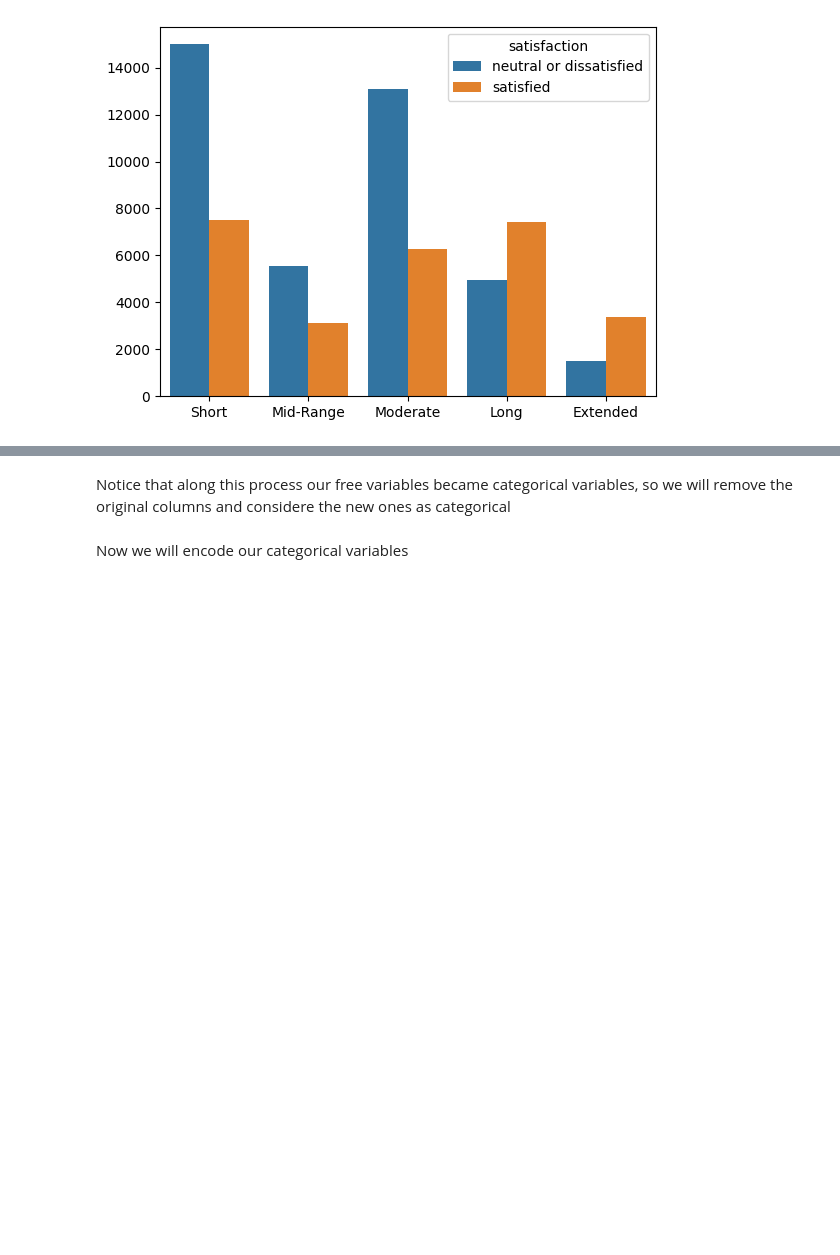
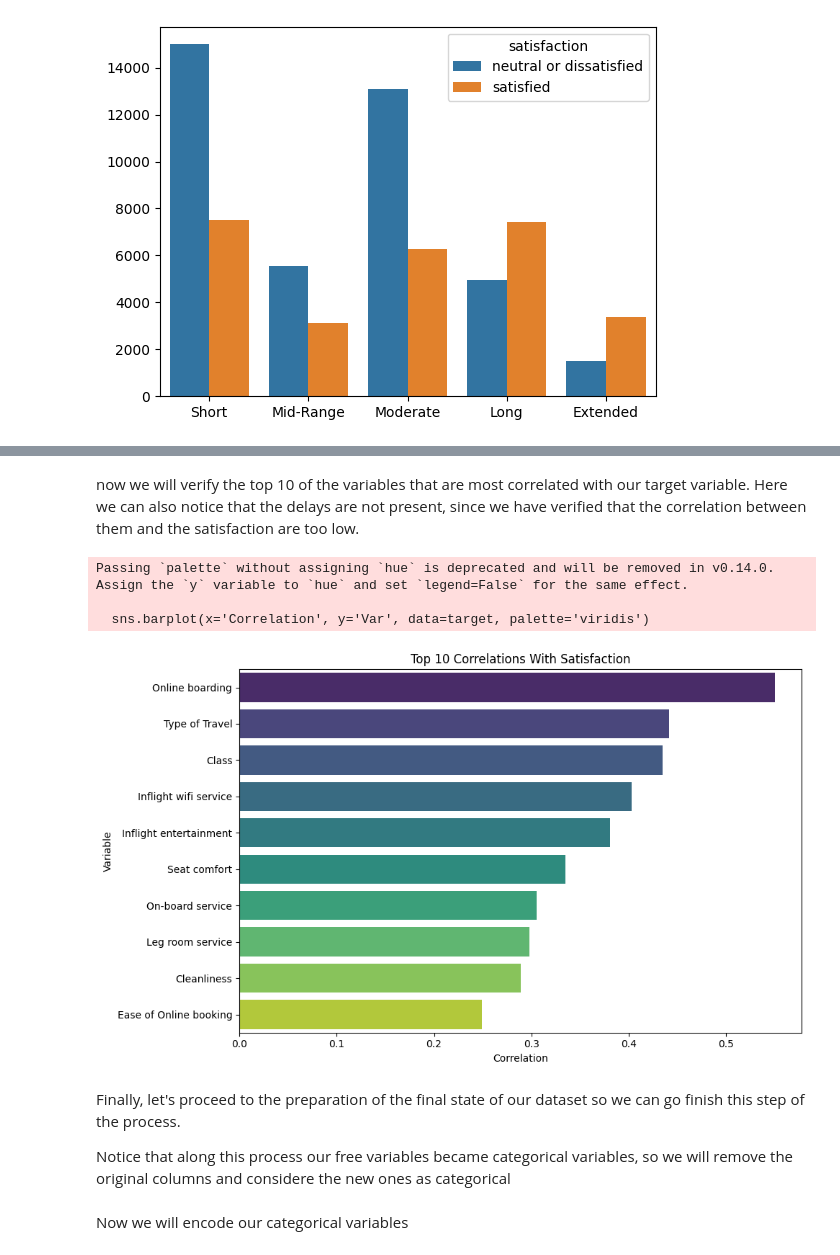
Before and after one commit to DanielSantos01/KAN-Neural-Network, a Jupyter notebook: Neural_Networks.ipynb, the cells around one changed output, grey strips where cells are left out. Saved outputs shown, nothing was run; the diff lists cells and outputs as text; code cells hidden in the pictures; blank space fills up the shorter version.

```diff
--- a/Neural_Networks.ipynb
+++ b/Neural_Networks.ipynb
@@ -327,4 +391,25 @@ make_histogram(processed_dataset, distance_options)
+# %% [markdown]
+now we will verify the top 10 of the variables that are most correlated with our target variable. Here we can also notice that the delays are not present, since we have verified that the correlation between them and the satisfaction are too low.
+# %%
+target = correlation['encoded satisfaction'].drop('encoded satisfaction').abs().sort_values(ascending=False).head(10)
+target = target.reset_index()
+target.columns = ['Var', 'Correlation']
+
+plt.figure(figsize=(10, 6))
+sns.barplot(x='Correlation', y='Var', data=target, palette='viridis')
+plt.xlabel('Correlation')
+plt.ylabel('Variable')
+plt.title('Top 10 Correlations With Satisfaction')
+plt.tight_layout()
+plt.show()
+# %% [output]
+Passing `palette` without assigning `hue` is deprecated and will be removed in v0.14.0. Assign the `y` variable to `hue` and set `legend=False` for the same effect.
+
+  sns.barplot(x='Correlation', y='Var', data=target, palette='viridis')
+[figure, added]
 # %% [markdown]
+Finally, let's proceed to the preparation of the final state of our dataset so we can go finish this step of the process.
+
 Notice that along this process our free variables became categorical variables, so we will remove the original columns and considere the new ones as categorical
 # %%
 COLUMNS_TO_REMOVE = FREE_VARIABLES + ['satisfaction']
```
Also changed, not shown: parts of 14 cells of this notebook.
